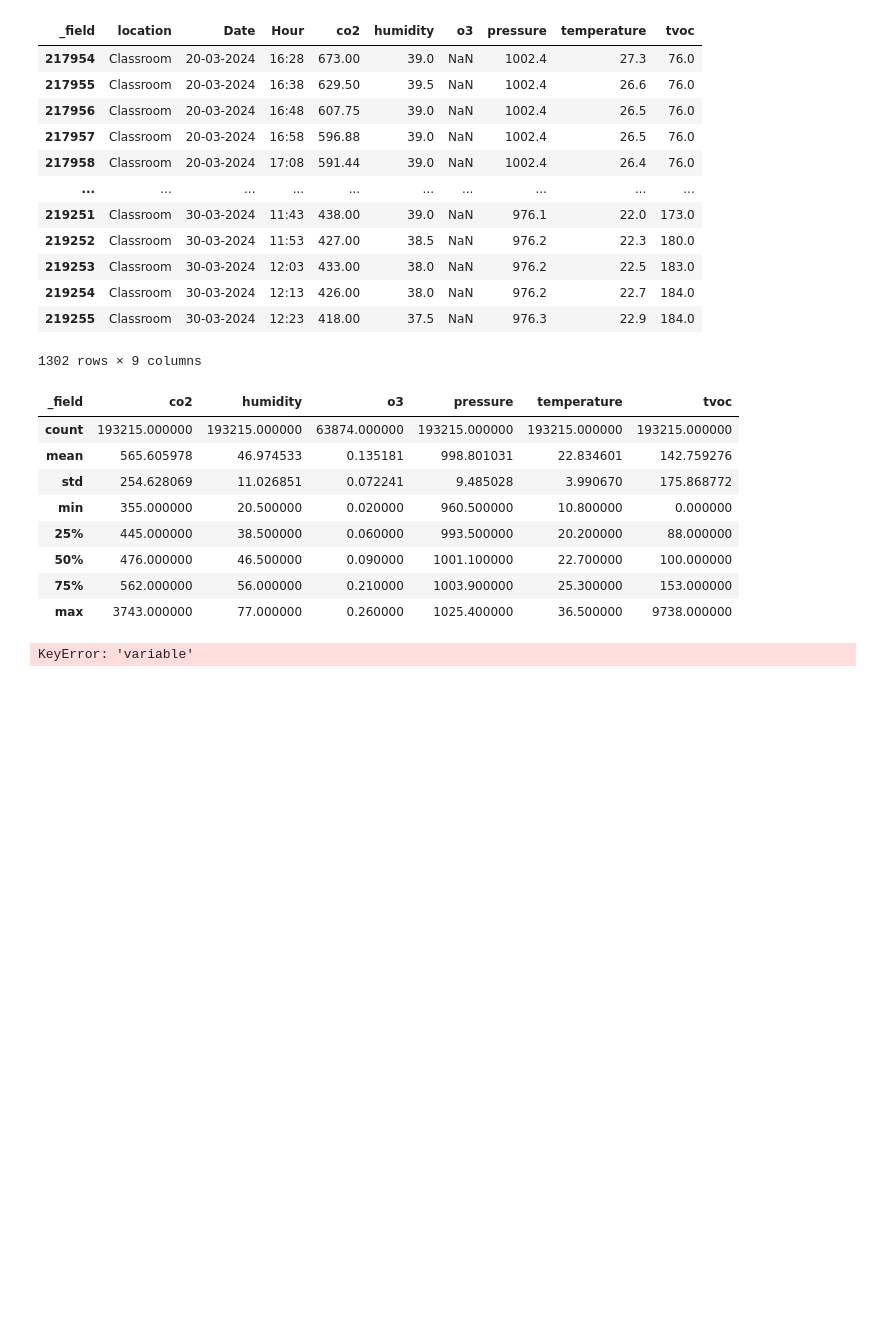
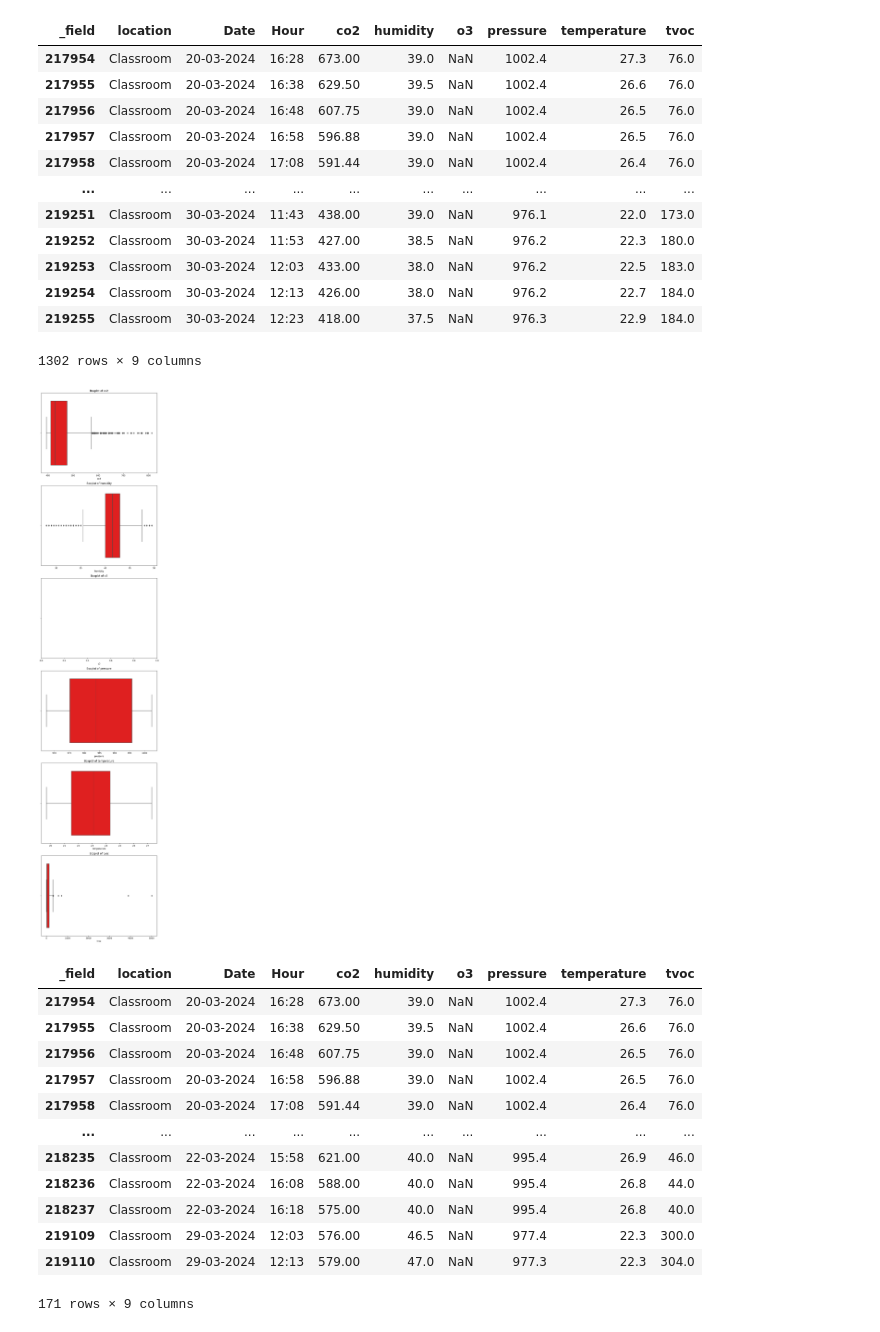
Before and after one commit to peremayolc/UAB_EnergyStudy, a Jupyter notebook: Recommender/recommendersys.ipynb, the cells around one changed output. Cells and saved outputs as stored; diff of their text form; code cells hidden in the pictures; blank space fills up the shorter version.

```diff
--- a/Recommender/recommendersys.ipynb
+++ b/Recommender/recommendersys.ipynb
@@ -233,21 +205,45 @@ Classroom
 | 219254 | Classroom | 30-03-2024 | 12:13 | 426.00 | 38.0 | NaN | 976.2 | 22.7 | 184.0 |
 | 219255 | Classroom | 30-03-2024 | 12:23 | 418.00 | 37.5 | NaN | 976.3 | 22.9 | 184.0 |
 1302 rows × 9 columns
-# %%
-data_sensors.describe()
-# %% [output]
-| _field | co2 | humidity | o3 | pressure | temperature | tvoc |
-| count | 193215.000000 | 193215.000000 | 63874.000000 | 193215.000000 | 193215.000000 | 193215.000000 |
-| mean | 565.605978 | 46.974533 | 0.135181 | 998.801031 | 22.834601 | 142.759276 |
-| std | 254.628069 | 11.026851 | 0.072241 | 9.485028 | 3.990670 | 175.868772 |
-| min | 355.000000 | 20.500000 | 0.020000 | 960.500000 | 10.800000 | 0.000000 |
-| 25% | 445.000000 | 38.500000 | 0.060000 | 993.500000 | 20.200000 | 88.000000 |
-| 50% | 476.000000 | 46.500000 | 0.090000 | 1001.100000 | 22.700000 | 100.000000 |
-| 75% | 562.000000 | 56.000000 | 0.210000 | 1003.900000 | 25.300000 | 153.000000 |
-| max | 3743.000000 | 77.000000 | 0.260000 | 1025.400000 | 36.500000 | 9738.000000 |
-# %%
-table1 = TableOne(Classroom.drop(['Date','Hour'], axis = 1), dip_test=True, normal_test=True, tukey_test=True)
-# View table1 (note the remarks below the table)
-table1
-# %% [output]
-KeyError: 'variable'
+# %%
+import matplotlib.pyplot as plt
+import seaborn as sb
+
+num_feats = [col for col in Classroom.columns if Classroom[col].dtype != 'object']
+
+fig, axes = plt.subplots(nrows=len(num_feats), ncols=1, figsize=(8, 6 * len(num_feats)))
+for i, col in enumerate(num_feats):
+    sb.boxplot(x=Classroom[col], color='red', ax=axes[i])
+    axes[i].set_title(f'Boxplot of {col}')
+    axes[i].set_xlabel(col)
+plt.tight_layout()
+plt.show()
+
+
+# Definir el límite para considerar un valor como outlier (por ejemplo, Q3 + 1.5 * IQR)
+Q1 = Classroom['co2'].quantile(0.25)
+Q3 = Classroom['co2'].quantile(0.75)
+IQR = Q3 - Q1
+lower_bound = Q1 - 1.5 * IQR
+upper_bound = Q3 + 1.5 * IQR
+
+# Filtrar las filas con valores de CO2 fuera de los límites del rango intercuartílico
+outliers_co2 = Classroom[(Classroom['co2'] < lower_bound) | (Classroom['co2'] > upper_bound)]
+
+# Ver las primeras filas de los outliers
+outliers_co2
+# %% [output]
+[figure, added]
+| _field | location | Date | Hour | co2 | humidity | o3 | pressure | temperature | tvoc |
+| 217954 | Classroom | 20-03-2024 | 16:28 | 673.00 | 39.0 | NaN | 1002.4 | 27.3 | 76.0 |
+| 217955 | Classroom | 20-03-2024 | 16:38 | 629.50 | 39.5 | NaN | 1002.4 | 26.6 | 76.0 |
+| 217956 | Classroom | 20-03-2024 | 16:48 | 607.75 | 39.0 | NaN | 1002.4 | 26.5 | 76.0 |
+| 217957 | Classroom | 20-03-2024 | 16:58 | 596.88 | 39.0 | NaN | 1002.4 | 26.5 | 76.0 |
+| 217958 | Classroom | 20-03-2024 | 17:08 | 591.44 | 39.0 | NaN | 1002.4 | 26.4 | 76.0 |
+| ... | ... | ... | ... | ... | ... | ... | ... | ... | ... |
+| 218235 | Classroom | 22-03-2024 | 15:58 | 621.00 | 40.0 | NaN | 995.4 | 26.9 | 46.0 |
+| 218236 | Classroom | 22-03-2024 | 16:08 | 588.00 | 40.0 | NaN | 995.4 | 26.8 | 44.0 |
+| 218237 | Classroom | 22-03-2024 | 16:18 | 575.00 | 40.0 | NaN | 995.4 | 26.8 | 40.0 |
+| 219109 | Classroom | 29-03-2024 | 12:03 | 576.00 | 46.5 | NaN | 977.4 | 22.3 | 300.0 |
+| 219110 | Classroom | 29-03-2024 | 12:13 | 579.00 | 47.0 | NaN | 977.3 | 22.3 | 304.0 |
+171 rows × 9 columns
```
Also changed, not shown: parts of 3 cells of this notebook.
